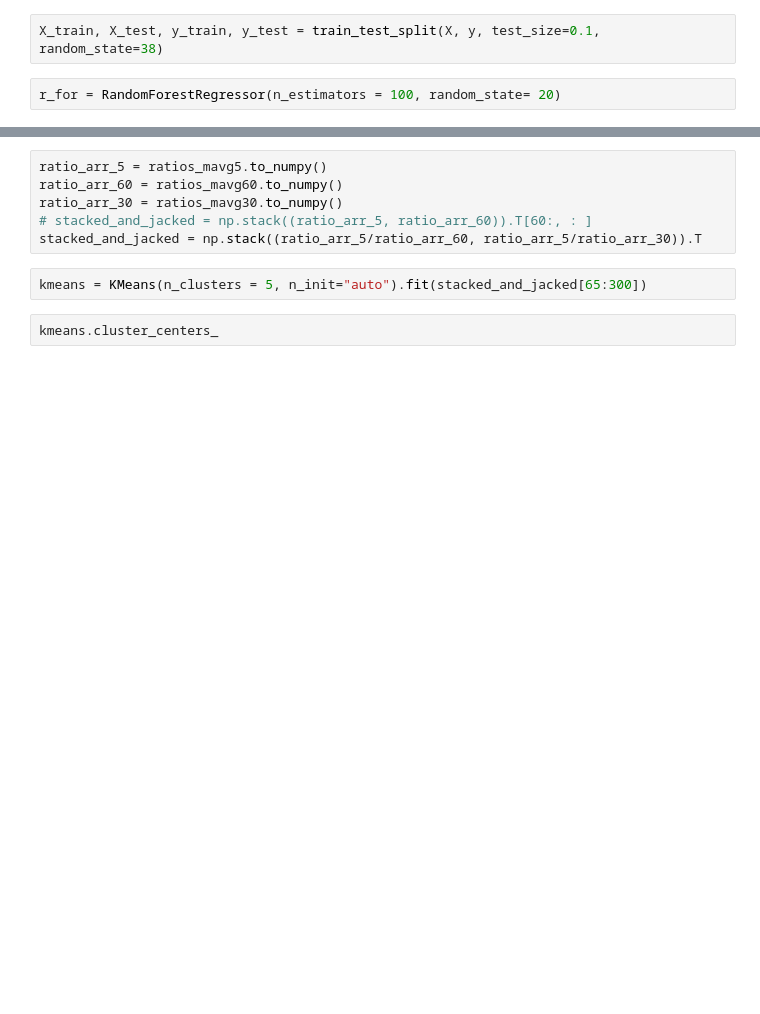
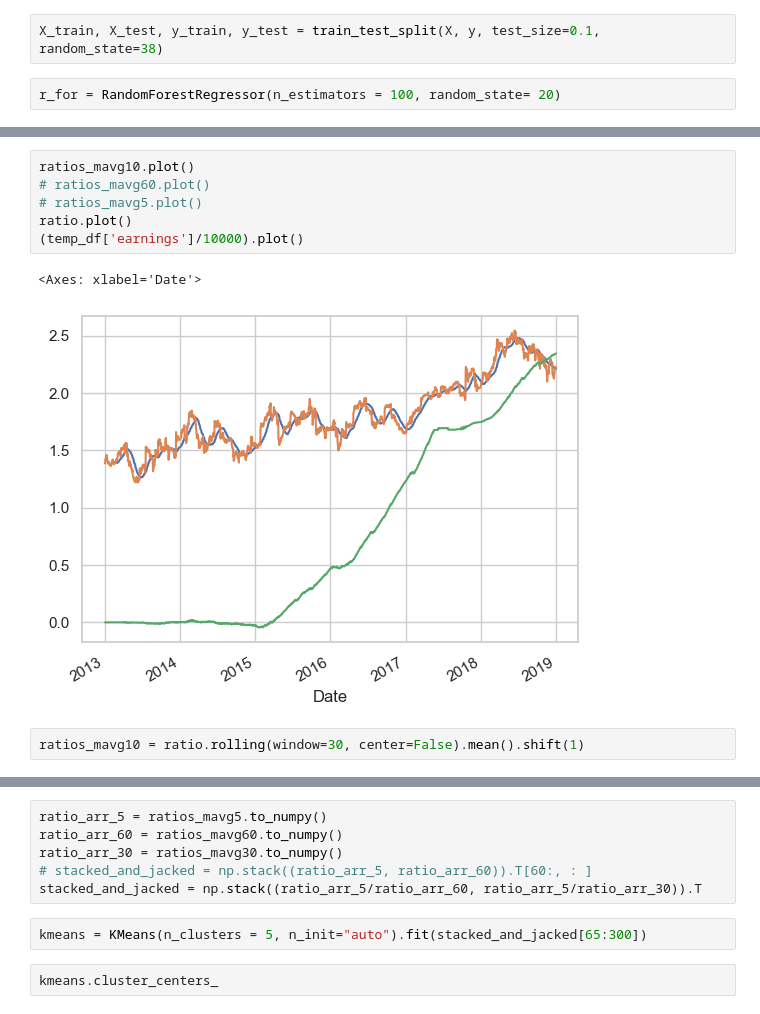
Before and after one commit to Amination-Gogia/Pairs-Trading-Dec-2024, a Jupyter notebook: Week-1/Introduction_To_Pairs_Trading.ipynb, the cells around one changed output, grey strips where cells are left out. Saved outputs shown, nothing was run; the diff lists cells and outputs as text; blank space fills up the shorter version.

```diff
--- a/Week-1/Introduction_To_Pairs_Trading.ipynb
+++ b/Week-1/Introduction_To_Pairs_Trading.ipynb
@@ -713,0 +819,11 @@ ValueError: Input y contains NaN.
+# %%
+ratios_mavg10.plot()
+# ratios_mavg60.plot()
+# ratios_mavg5.plot()
+ratio.plot()
+(temp_df['earnings']/10000).plot()
+# %% [output]
+<Axes: xlabel='Date'>
+[figure, added]
+# %%
+ratios_mavg10 = ratio.rolling(window=30, center=False).mean().shift(1)
```
Also changed, not shown: parts of 38 cells of this notebook.
